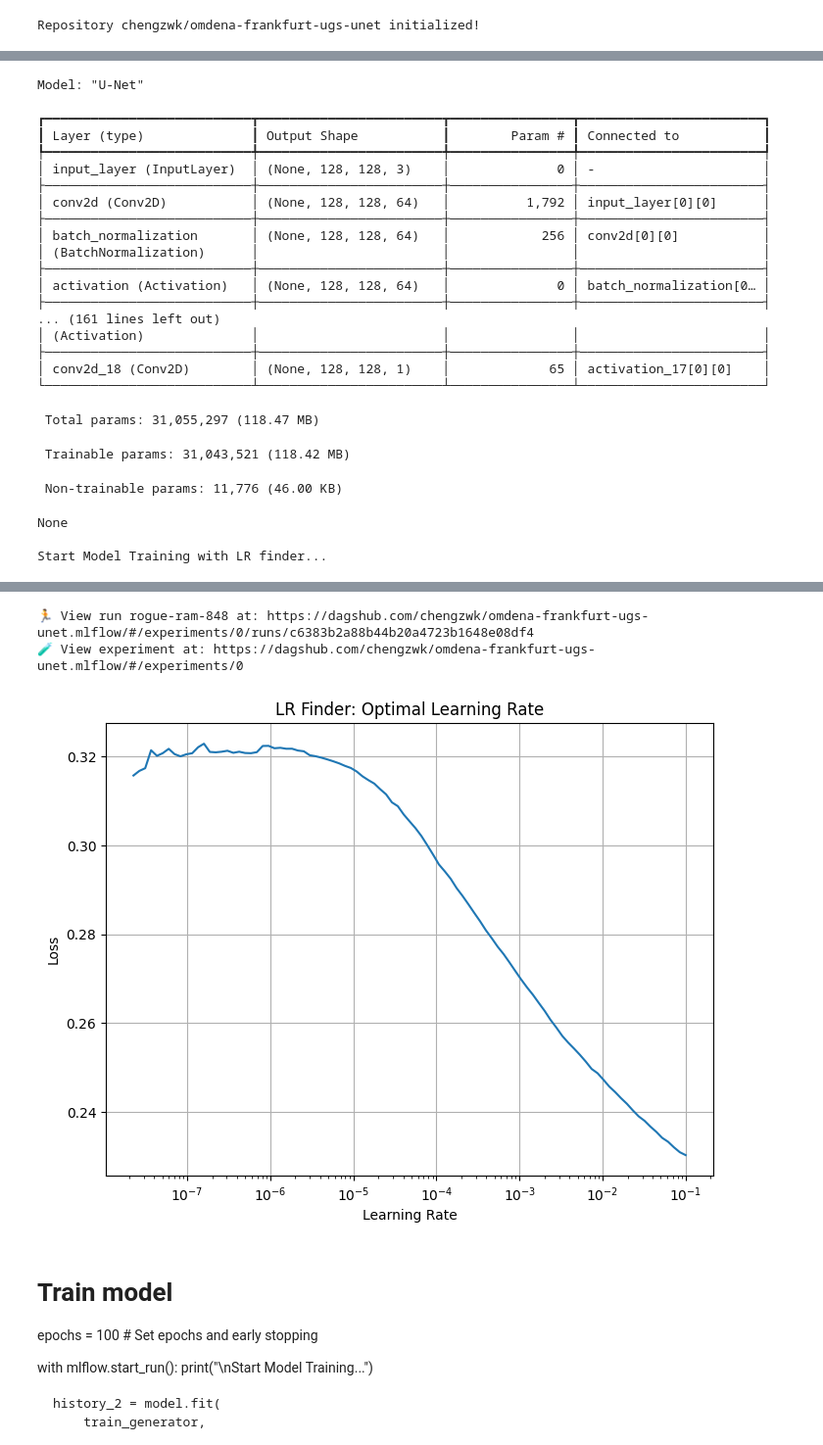
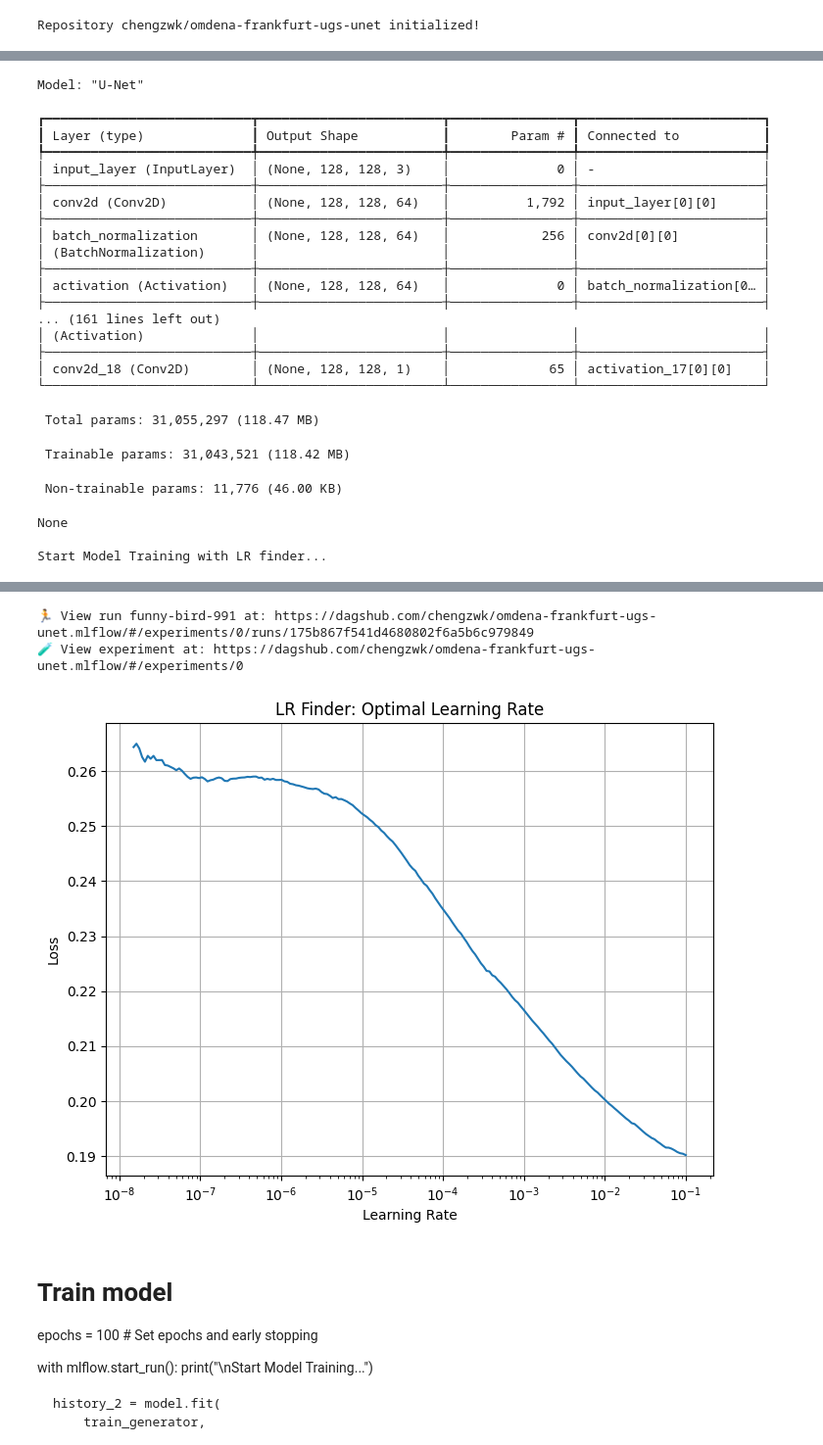
Before and after one commit to chengzwk/omdena-frankfurt-ugs-unet, a Jupyter notebook: unet-from-scratch.ipynb, the cells around one changed output, grey strips where cells are left out. Shown at 98% size. Drawn from its saved outputs; the diff is of its cells as text; code cells hidden in the pictures.

```diff
--- a/unet-from-scratch.ipynb
+++ b/unet-from-scratch.ipynb
@@ -692,8 +692,10 @@ class LRFinder(tf.keras.callbacks.Callback):
         self.losses.append(loss)
 
         if self.step < self.steps - 1:
+            lr = self.lr_values[self.step]
             # tf.keras.backend.set_value(self.model.optimizer.learning_rate, self.lr_values[self.step])
-            self.model.optimizer.learning_rate.assign(self.lr_values[self.step])
+            self.model.optimizer.learning_rate.assign(lr)
+            print(f"Step {self.step + 1}/{self.steps}: Learning Rate = {lr}")
             self.step += 1
         else:
             self.model.stop_training = True  # Stop after reaching max steps
@@ -878,7 +880,7 @@ model_path = os.path.join(result_dir, 'unet.keras')
 # os.makedirs(result_dir, exist_ok=True)
 
 # Initialize the LR finder
-lr_finder = LRFinder(min_lr=1e-8, max_lr=1e-1, steps=100)
+lr_finder = LRFinder(min_lr=1e-8, max_lr=1e-1, steps=200)
 
 # Run training for a few epochs with LR finder
 with mlflow.start_run():
@@ -930,6 +948,6 @@ Start Model Training with LR finder...
-🏃 View run rogue-ram-848 at: https://dagshub.com/chengzwk/omdena-frankfurt-ugs-unet.mlflow/#/experiments/0/runs/c6383b2a88b44b20a4723b1648e08df4
+🏃 View run funny-bird-991 at: https://dagshub.com/chengzwk/omdena-frankfurt-ugs-unet.mlflow/#/experiments/0/runs/175b867f541d4680802f6a5b6c979849
 🧪 View experiment at: https://dagshub.com/chengzwk/omdena-frankfurt-ugs-unet.mlflow/#/experiments/0
-[figure, old version]
+[figure, new version]
 # %% [markdown]
 # Train model
 epochs = 100  # Set epochs and early stopping
```
Also changed, not shown: parts of 3 cells of this notebook.
